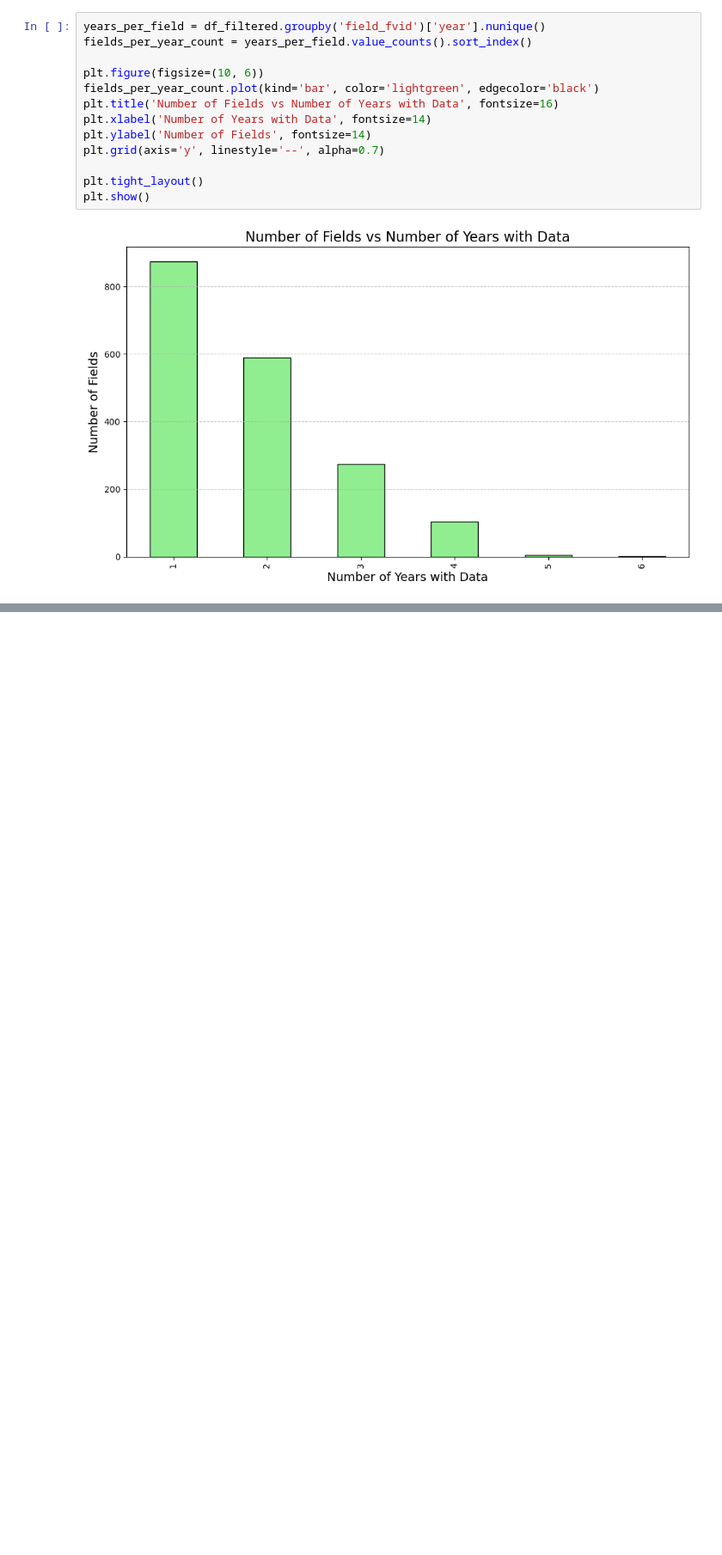
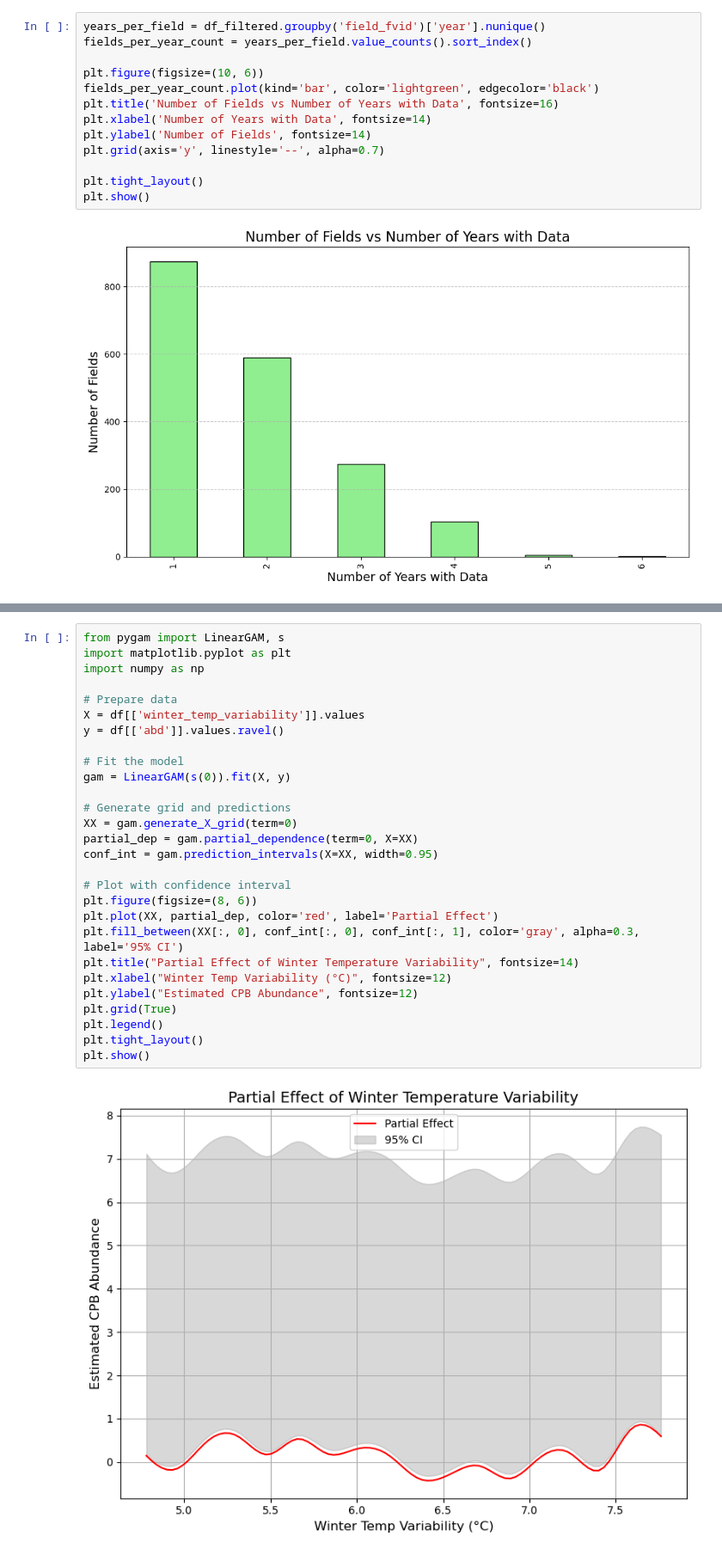
Before and after one commit to drnursultan/Spatiotemporal_CPB_Modeling, a Jupyter notebook: python/eda_visualization.ipynb, the cells around one changed output, grey strips where cells are left out. Shown at 86% size. Saved outputs shown, nothing was run; the diff lists cells and outputs as text; blank space fills up the shorter version.

```diff
--- a/python/eda_visualization.ipynb
+++ b/python/eda_visualization.ipynb
@@ -45,0 +103,30 @@ plt.show()
+# %%
+from pygam import LinearGAM, s
+import matplotlib.pyplot as plt
+import numpy as np
+
+# Prepare data
+X = df[['winter_temp_variability']].values
+y = df[['abd']].values.ravel()
+
+# Fit the model
+gam = LinearGAM(s(0)).fit(X, y)
+
+# Generate grid and predictions
+XX = gam.generate_X_grid(term=0)
+partial_dep = gam.partial_dependence(term=0, X=XX)
+conf_int = gam.prediction_intervals(X=XX, width=0.95)
+
+# Plot with confidence interval
+plt.figure(figsize=(8, 6))
+plt.plot(XX, partial_dep, color='red', label='Partial Effect')
+plt.fill_between(XX[:, 0], conf_int[:, 0], conf_int[:, 1], color='gray', alpha=0.3, label='95% CI')
+plt.title("Partial Effect of Winter Temperature Variability", fontsize=14)
+plt.xlabel("Winter Temp Variability (°C)", fontsize=12)
+plt.ylabel("Estimated CPB Abundance", fontsize=12)
+plt.grid(True)
+plt.legend()
+plt.tight_layout()
+plt.show()
+# %% [output]
+[figure, added]
```
Also changed, not shown: parts of 7 cells of this notebook, 37 other files.
